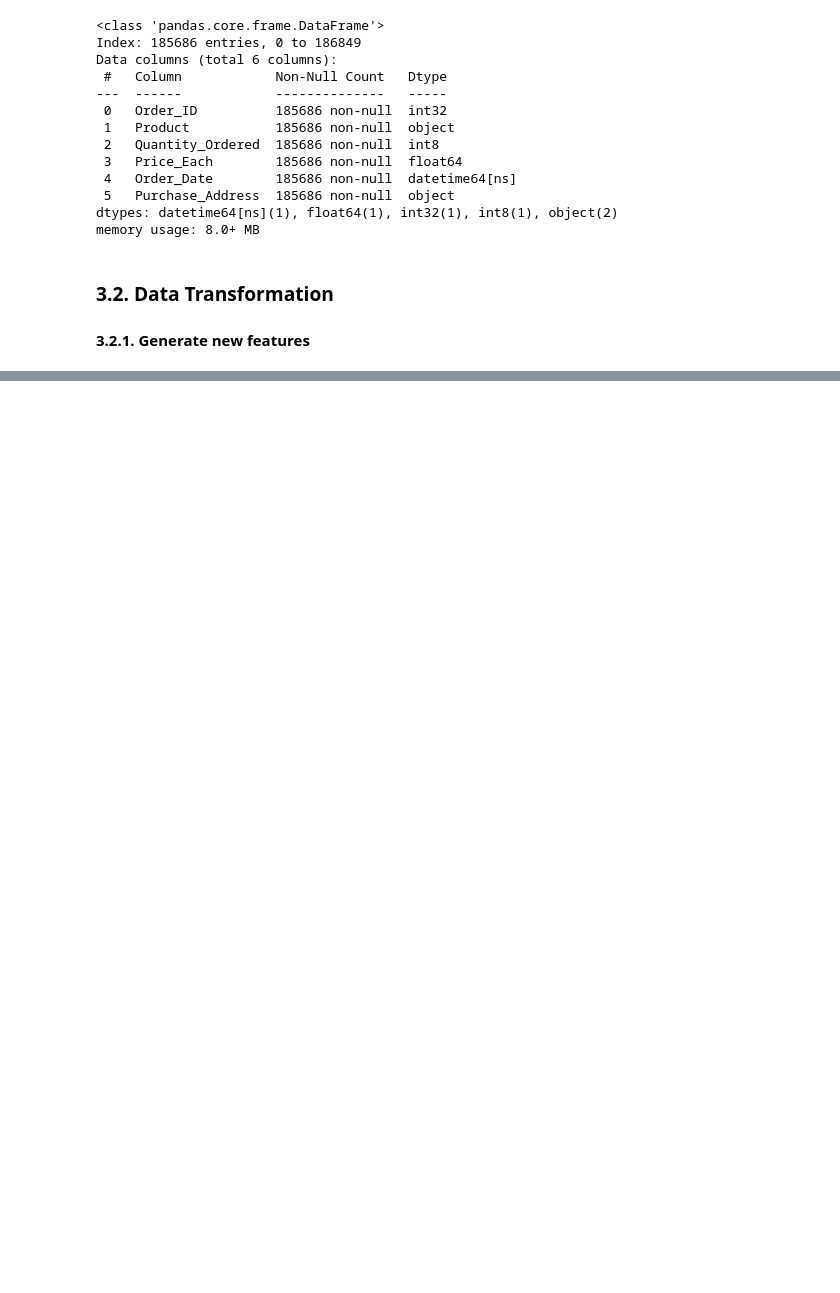
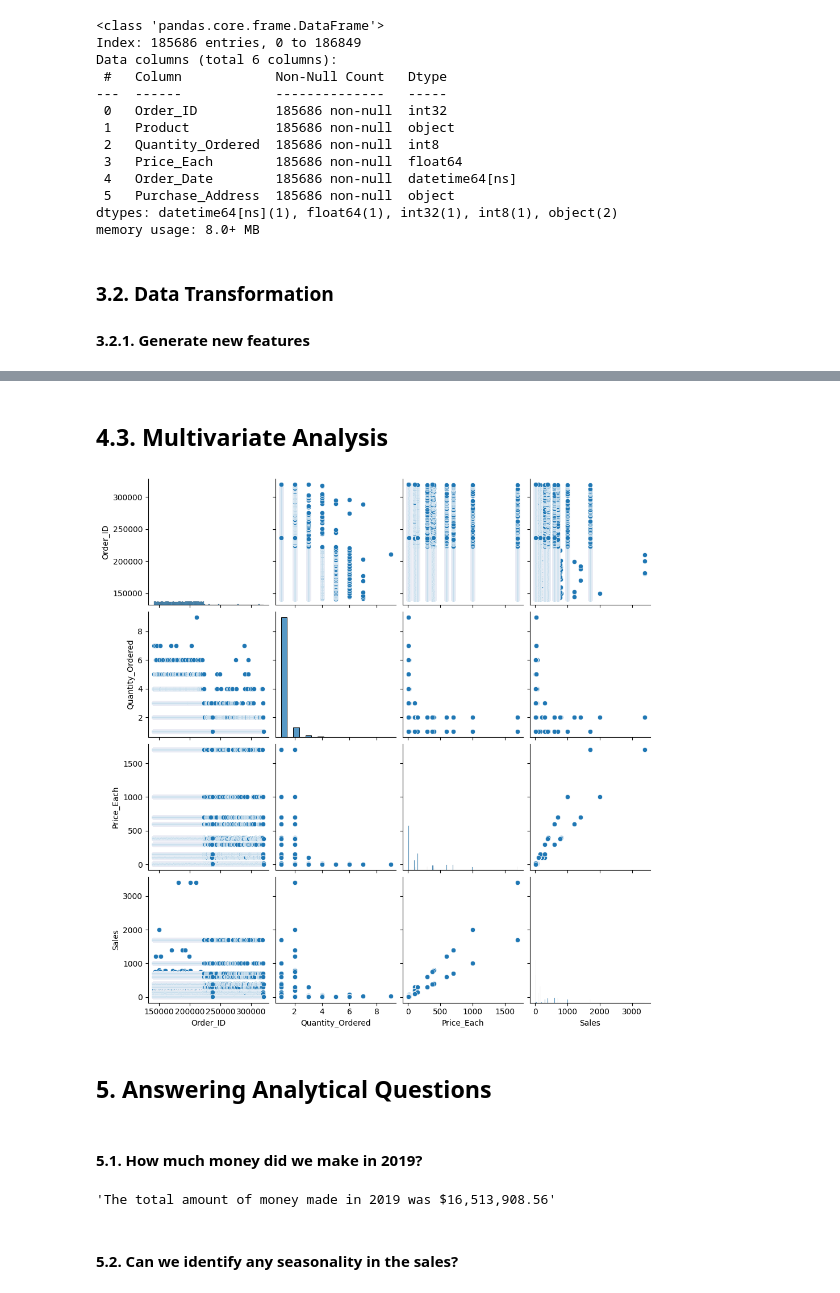
Before and after one commit to Theresah-Essuman/Sales-Data-Analysis-for-2019, a Jupyter notebook: notebook/main.ipynb, the cells around one changed output, grey strips where cells are left out. Saved outputs shown, nothing was run; the diff lists cells and outputs as text; code cells hidden in the pictures; blank space fills up the shorter version.

```diff
--- a/notebook/main.ipynb
+++ b/notebook/main.ipynb
@@ -510,0 +597,17 @@ data_2019.head()
+# %% [markdown]
+## 4.3. Multivariate Analysis
+# %%
+sns.pairplot(data_2019)
+plt.show()
+# %% [output]
+[figure, added]
+# %% [markdown]
+## 5. Answering Analytical Questions
+# %% [markdown]
+#### 5.1. How much money did we make in 2019?
+# %%
+f"The total amount of money made in 2019 was ${format(data_2019['Sales'].sum(), ',.2f')}"
+# %% [output]
+'The total amount of money made in 2019 was $16,513,908.56'
+# %% [markdown]
+####  5.2. Can we identify any seasonality in the sales?
```
Also changed, not shown: parts of 41 cells of this notebook.
